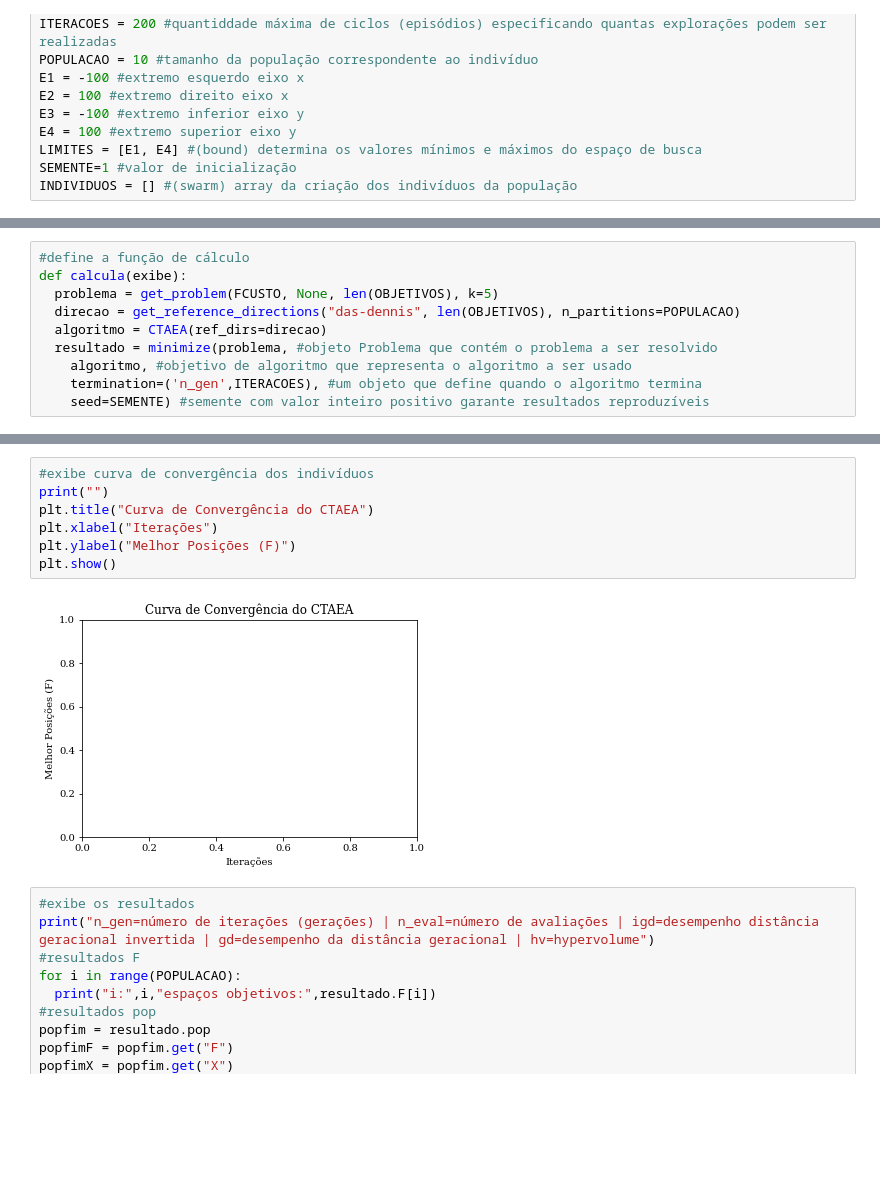
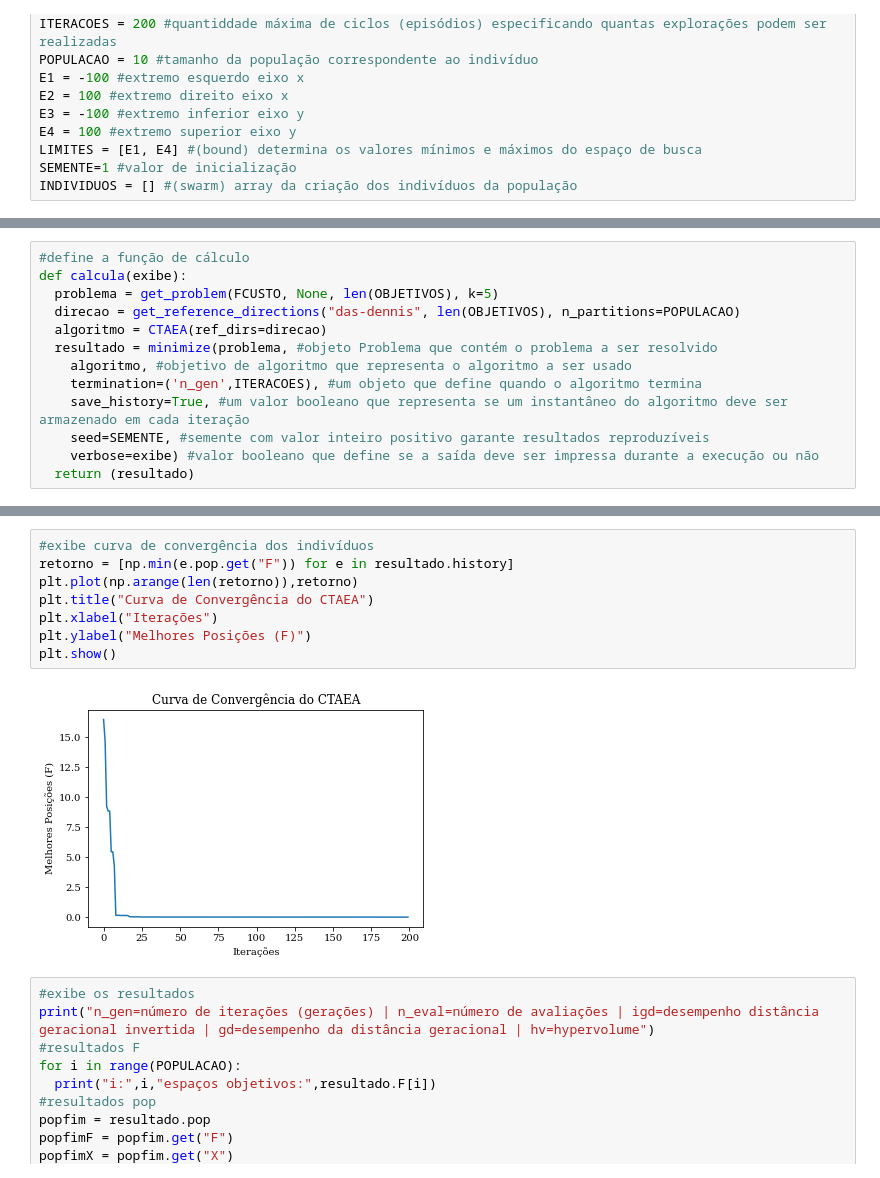
Before and after one commit to alvarofpinheiro/pifwia_ctaea, a Jupyter notebook: PIFWIA_CTAEA.ipynb, the cells around one changed output, grey strips where cells are left out. Saved outputs shown, nothing was run; the diff lists cells and outputs as text; blank space fills up the shorter version.

```diff
--- a/PIFWIA_CTAEA.ipynb
+++ b/PIFWIA_CTAEA.ipynb
@@ -146,7 +139,10 @@ def calcula(exibe):
   resultado = minimize(problema, #objeto Problema que contém o problema a ser resolvido
     algoritmo, #objetivo de algoritmo que representa o algoritmo a ser usado
     termination=('n_gen',ITERACOES), #um objeto que define quando o algoritmo termina
-    seed=SEMENTE) #semente com valor inteiro positivo garante resultados reproduzíveis
+    save_history=True, #um valor booleano que representa se um instantâneo do algoritmo deve ser armazenado em cada iteração
+    seed=SEMENTE, #semente com valor inteiro positivo garante resultados reproduzíveis
+    verbose=exibe) #valor booleano que define se a saída deve ser impressa durante a execução ou não
+  return (resultado)
 # %%
 #calcula a otimização
 c1dtlz = ['c1dtlz1', 'c1dtlz3', 'c2dtlz2', 'c3dtlz1', 'c3dtlz4']
@@ -199,12 +210,13 @@ SC.show()
 # %%
 #exibe curva de convergência dos indivíduos
-print("")
+retorno = [np.min(e.pop.get("F")) for e in resultado.history]
+plt.plot(np.arange(len(retorno)),retorno)
 plt.title("Curva de Convergência do CTAEA")
 plt.xlabel("Iterações")
-plt.ylabel("Melhor Posições (F)")
+plt.ylabel("Melhores Posições (F)")
 plt.show()
 # %% [output]
-[figure, old version]
+[figure, new version]
 # %%
 #exibe os resultados
 print("n_gen=número de iterações (gerações) | n_eval=número de avaliações | igd=desempenho distância geracional invertida | gd=desempenho da distância geracional | hv=hypervolume")
```
Also changed, not shown: parts of 5 cells of this notebook.
